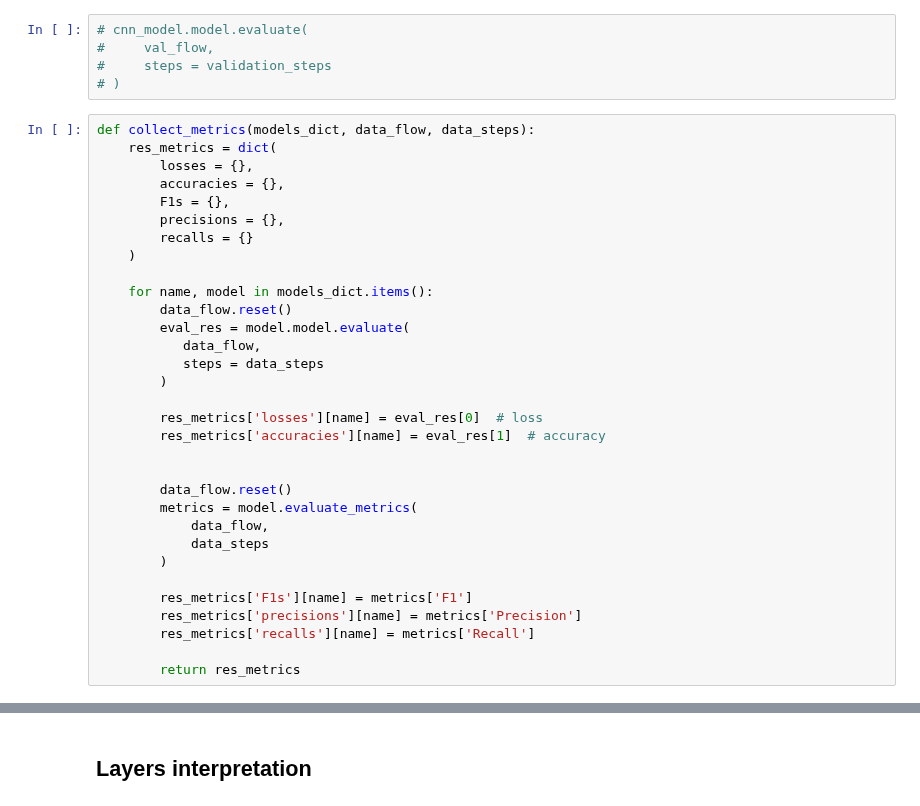
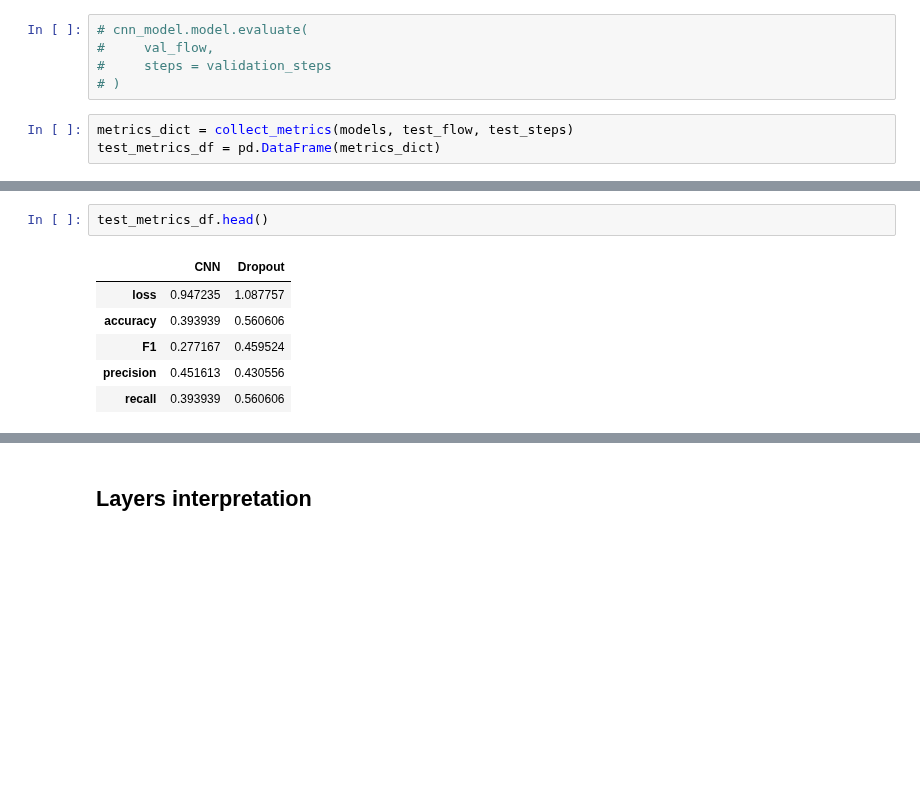
Before and after one commit to PashaIanko/Covid19Classifier, a Jupyter notebook: main.ipynb, the cells around one changed output, grey strips where cells are left out. Saved outputs shown, nothing was run; the diff lists cells and outputs as text; blank space fills up the shorter version.

```diff
--- a/main.ipynb
+++ b/main.ipynb
@@ -644,35 +636,6 @@ cnn = models['CNN']
 #     val_flow,
 #     steps = validation_steps
 # )
-# %%
-def collect_metrics(models_dict, data_flow, data_steps):
-    res_metrics = dict(
-        losses = {},
-        accuracies = {},
-        F1s = {},
-        precisions = {},
-        recalls = {}
-    )
-
-    for name, model in models_dict.items():
-        data_flow.reset()
-        eval_res = model.model.evaluate(
-           data_flow,
-           steps = data_steps
-        )
-
-        res_metrics['losses'][name] = eval_res[0]  # loss
-        res_metrics['accuracies'][name] = eval_res[1]  # accuracy
-
-
-        data_flow.reset()
-        metrics = model.evaluate_metrics(
-            data_flow,
-            data_steps
-        )
-
-        res_metrics['F1s'][name] = metrics['F1']
-        res_metrics['precisions'][name] = metrics['Precision']
-        res_metrics['recalls'][name] = metrics['Recall']
-
-        return res_metrics
+# %%
+metrics_dict = collect_metrics(models, test_flow, test_steps)
+test_metrics_df = pd.DataFrame(metrics_dict)
@@ -678,0 +655,9 @@ def collect_metrics(models_dict, data_flow, data_steps):
+# %%
+test_metrics_df.head()
+# %% [output]
+|  | CNN | Dropout |
+| loss | 0.947235 | 1.087757 |
+| accuracy | 0.393939 | 0.560606 |
+| F1 | 0.277167 | 0.459524 |
+| precision | 0.451613 | 0.430556 |
+| recall | 0.393939 | 0.560606 |
```
Also changed, not shown: parts of 23 cells of this notebook, 1 other file.
